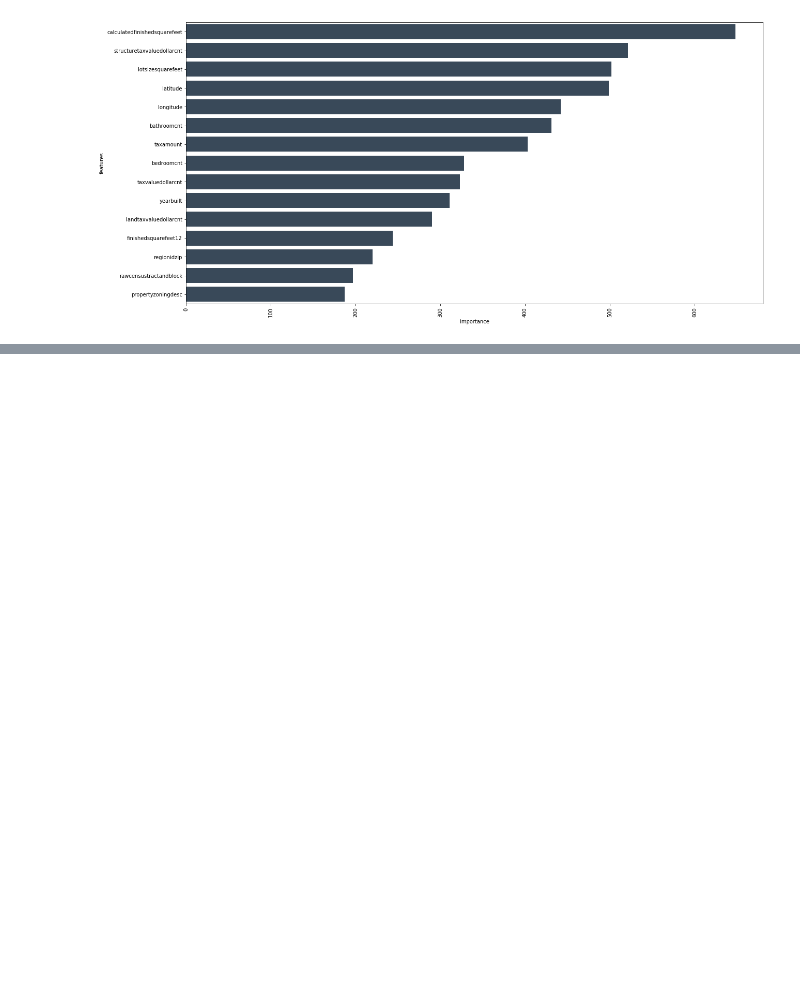
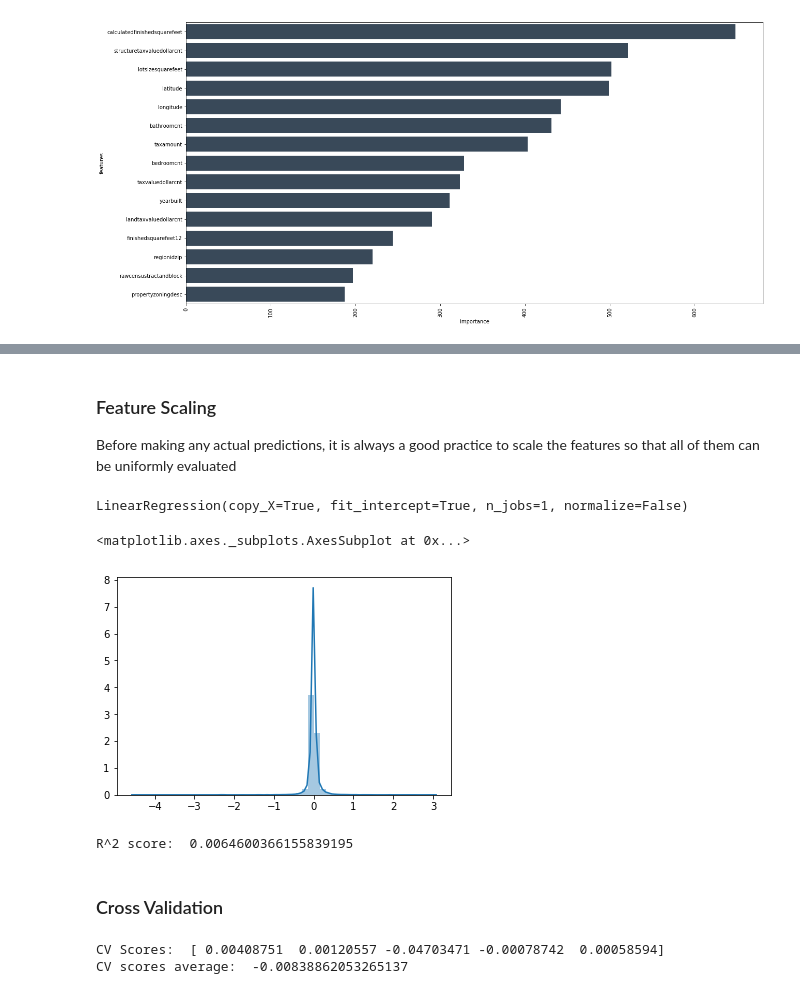
Before and after one commit to sbendrala90/DataScience_Projects, a Jupyter notebook: CAPSTONE_Projects/CAPSTONE_01/Zillow_EDA_0719.ipynb, the cells around one changed output, grey strips where cells are left out. Cells and saved outputs as stored; diff of their text form; code cells hidden in the pictures; blank space fills up the shorter version.

Commit message:
Linear Regression

```diff
--- a/CAPSTONE_Projects/CAPSTONE_01/Zillow_EDA_0719.ipynb
+++ b/CAPSTONE_Projects/CAPSTONE_01/Zillow_EDA_0719.ipynb
@@ -339,0 +382,50 @@ sns.barplot(data=features.head(15),x="importance",y="features",ax=ax,orient="h",
+# %%
+# KNN
+from sklearn.neighbors import KNeighborsClassifier
+
+
+# train test split
+from sklearn.model_selection import train_test_split
+x_train,x_test,y_train,y_test = train_test_split(train_X,train_y,test_size = 0.3,random_state = 1)
+# %% [markdown]
+### Feature Scaling
+Before making any actual predictions, it is always a good practice to scale the features so that all of them can be uniformly evaluated
+# %%
+from sklearn.preprocessing import StandardScaler
+scaler = StandardScaler()
+scaler.fit(x_train)
+
+x_train = scaler.transform(x_train)
+x_test = scaler.transform(x_test)
+# %%
+from sklearn.linear_model import LinearRegression
+model = LinearRegression()
+model.fit(x_train, y_train)
+# %% [output]
+LinearRegression(copy_X=True, fit_intercept=True, n_jobs=1, normalize=False)
+# %%
+# Predict x_test Values
+predictions=model.predict(x_test)
+# %%
+sns.distplot(y_test-predictions)
+# %% [output]
+<matplotlib.axes._subplots.AxesSubplot at 0x...>
+[figure, added]
+# %%
+# R^2
+print('R^2 score: ',model.score(x_train, y_train))
+# %% [output]
+R^2 score:  0.0064600366155839195
+# %% [markdown]
+### Cross Validation
+# %%
+from sklearn.model_selection import cross_val_score
+
+model = LinearRegression()
+k = 5
+cv_result = cross_val_score(model,x_train,y_train,cv=k) # uses R^2 as score
+print('CV Scores: ',cv_result)
+print('CV scores average: ',np.sum(cv_result)/k)
+# %% [output]
+CV Scores:  [ 0.00408751  0.00120557 -0.04703471 -0.00078742  0.00058594]
+CV scores average:  -0.00838862053265137
```
Also changed, not shown: parts of 5 cells of this notebook.
